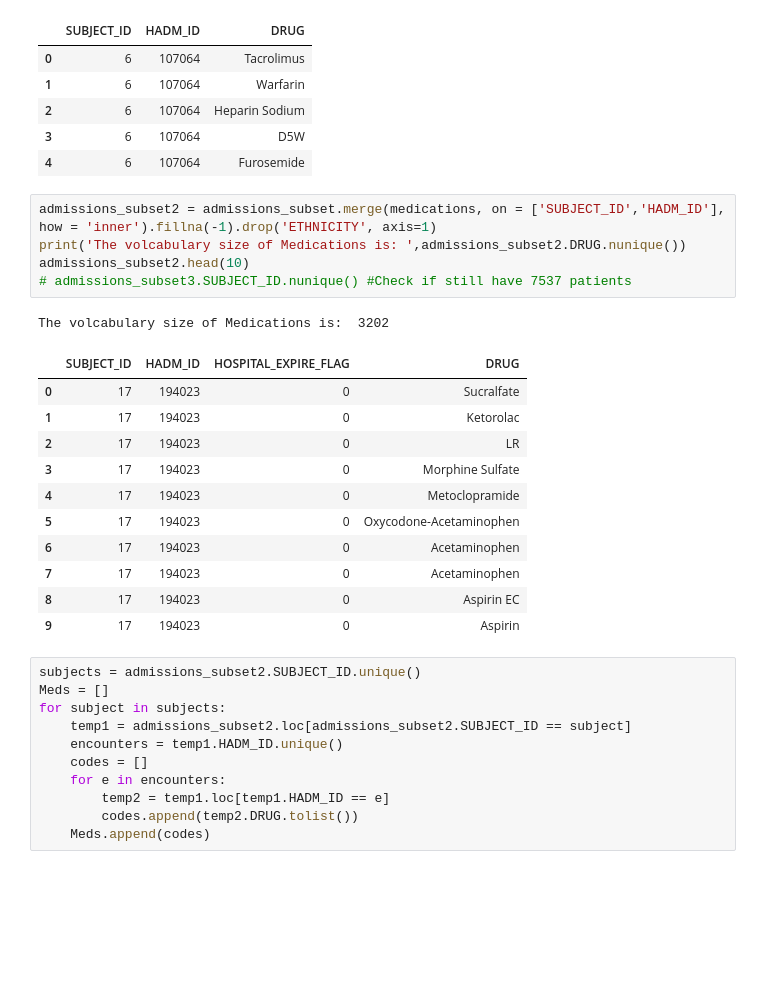
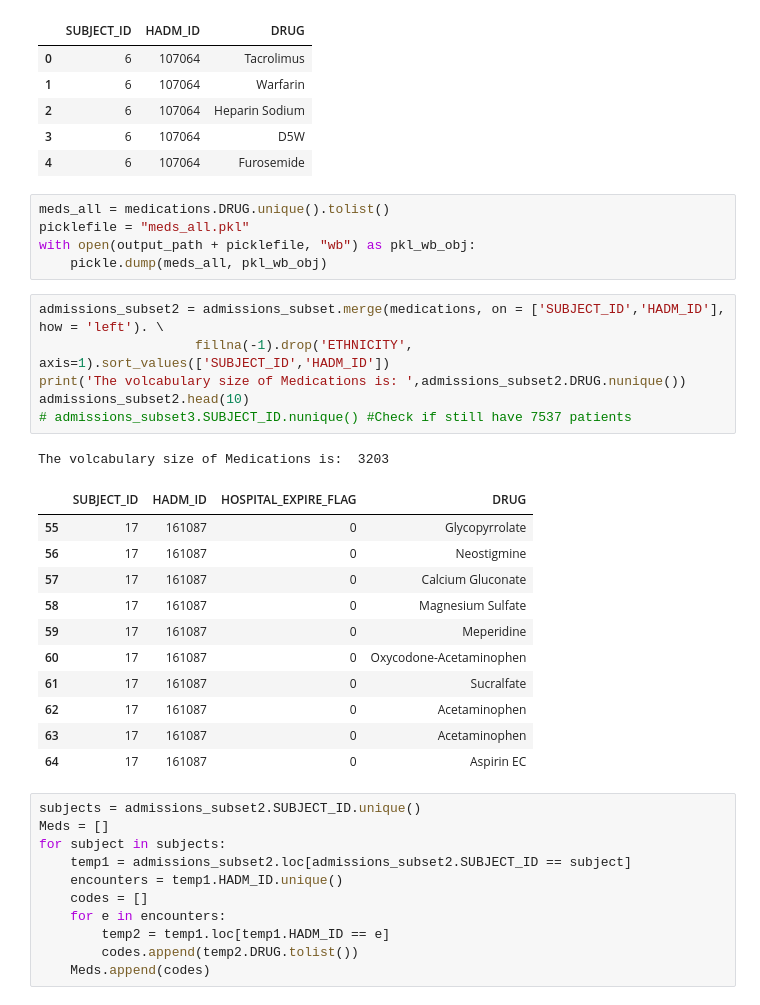
Before and after one commit to bearnomore/CS598_DL4Health, a Jupyter notebook: CS598_DL4Health_Dataset_Processing.ipynb, the cells around one changed output. Drawn from its saved outputs; the diff is of its cells as text; blank space fills up the shorter version.

```diff
--- a/CS598_DL4Health_Dataset_Processing.ipynb
+++ b/CS598_DL4Health_Dataset_Processing.ipynb
@@ -188,24 +229,30 @@ medications.head()
 | 2 | 6 | 107064 | Heparin Sodium |
 | 3 | 6 | 107064 | D5W |
 | 4 | 6 | 107064 | Furosemide |
+# %%
+meds_all = medications.DRUG.unique().tolist()
+picklefile = "meds_all.pkl"
+with open(output_path + picklefile, "wb") as pkl_wb_obj:
+    pickle.dump(meds_all, pkl_wb_obj)
 # %%
-admissions_subset2 = admissions_subset.merge(medications, on = ['SUBJECT_ID','HADM_ID'], how = 'inner').fillna(-1).drop('ETHNICITY', axis=1)
+admissions_subset2 = admissions_subset.merge(medications, on = ['SUBJECT_ID','HADM_ID'], how = 'left'). \
+                    fillna(-1).drop('ETHNICITY', axis=1).sort_values(['SUBJECT_ID','HADM_ID'])
 print('The volcabulary size of Medications is: ',admissions_subset2.DRUG.nunique())
 admissions_subset2.head(10)
 # admissions_subset3.SUBJECT_ID.nunique() #Check if still have 7537 patients
 # %% [output]
-The volcabulary size of Medications is:  3202
+The volcabulary size of Medications is:  3203
 |  | SUBJECT_ID | HADM_ID | HOSPITAL_EXPIRE_FLAG | DRUG |
-| 0 | 17 | 194023 | 0 | Sucralfate |
-| 1 | 17 | 194023 | 0 | Ketorolac |
-| 2 | 17 | 194023 | 0 | LR |
-| 3 | 17 | 194023 | 0 | Morphine Sulfate |
-| 4 | 17 | 194023 | 0 | Metoclopramide |
-| 5 | 17 | 194023 | 0 | Oxycodone-Acetaminophen |
-| 6 | 17 | 194023 | 0 | Acetaminophen |
-| 7 | 17 | 194023 | 0 | Acetaminophen |
-| 8 | 17 | 194023 | 0 | Aspirin EC |
-| 9 | 17 | 194023 | 0 | Aspirin |
+| 55 | 17 | 161087 | 0 | Glycopyrrolate |
+| 56 | 17 | 161087 | 0 | Neostigmine |
+| 57 | 17 | 161087 | 0 | Calcium Gluconate |
+| 58 | 17 | 161087 | 0 | Magnesium Sulfate |
+| 59 | 17 | 161087 | 0 | Meperidine |
+| 60 | 17 | 161087 | 0 | Oxycodone-Acetaminophen |
+| 61 | 17 | 161087 | 0 | Sucralfate |
+| 62 | 17 | 161087 | 0 | Acetaminophen |
+| 63 | 17 | 161087 | 0 | Acetaminophen |
+| 64 | 17 | 161087 | 0 | Aspirin EC |
 # %%
 subjects = admissions_subset2.SUBJECT_ID.unique()
 Meds = []
```
Also changed, not shown: parts of 13 cells of this notebook, 1 other file.
